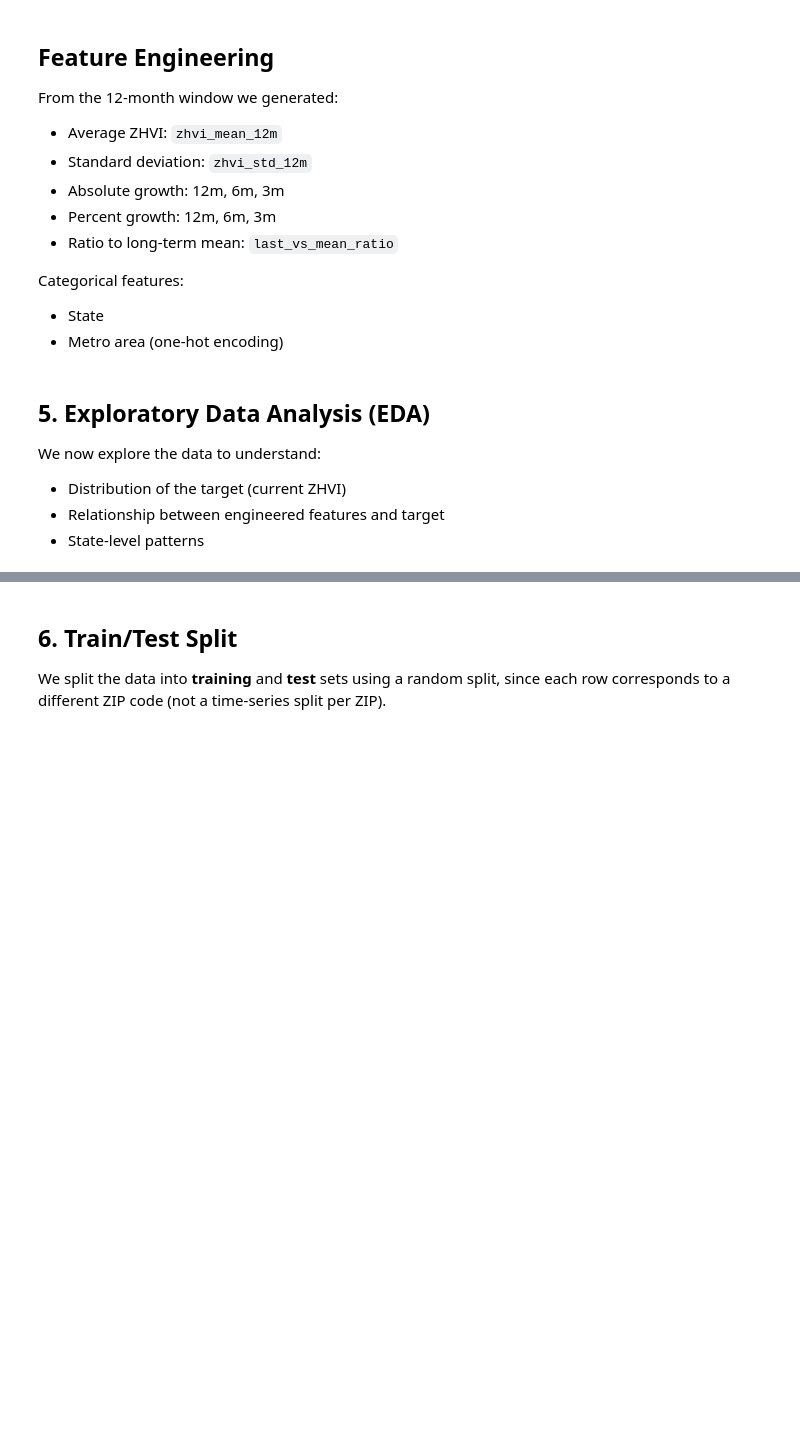
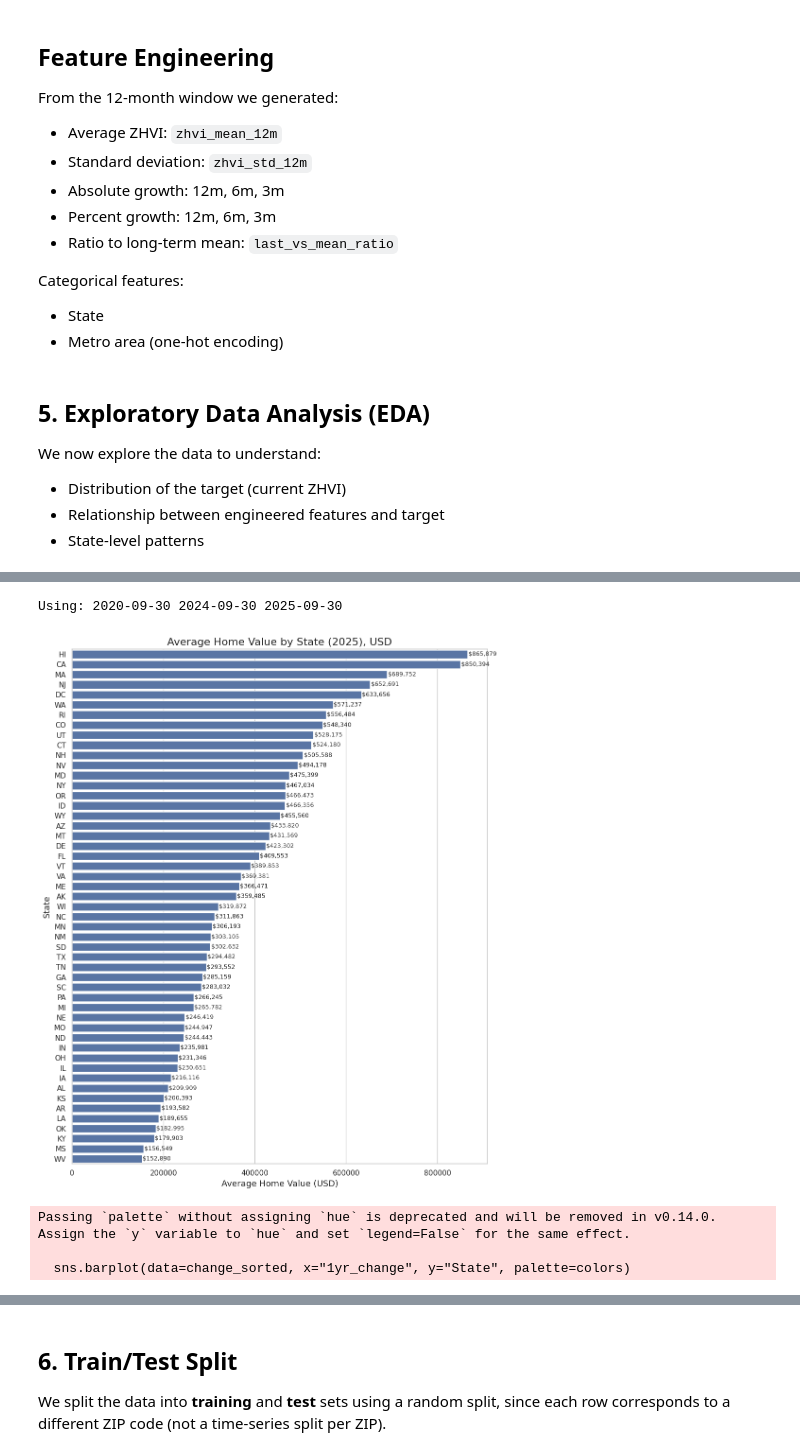
Before and after one commit to alinakhodotovych2022/Project2-housing-price-ml, a Jupyter notebook: Project2_housing_price_ml.ipynb, the cells around one changed output, grey strips where cells are left out. Saved outputs shown, nothing was run; the diff lists cells and outputs as text; code cells hidden in the pictures; blank space fills up the shorter version.

```diff
--- a/Project2_housing_price_ml.ipynb
+++ b/Project2_housing_price_ml.ipynb
@@ -378,0 +430,78 @@ Name: target_zhvi, dtype: float64
+# %%
+import matplotlib.pyplot as plt
+import seaborn as sns
+
+sns.set_style("whitegrid")
+
+# --- Identify date columns ---
+date_cols = [col for col in df.columns if col[:4].isdigit()]
+latest = max(date_cols)
+last_year = sorted(date_cols)[-13]
+five_years = sorted(date_cols)[-61]
+
+print("Using:", five_years, last_year, latest)
+
+# --- Aggregate by State ---
+state_df = df.groupby("State")[[five_years, last_year, latest]].mean().reset_index()
+
+state_df["1yr_change"] = state_df[latest] - state_df[last_year]
+state_df["5yr_change"] = state_df[latest] - state_df[five_years]
+
+# Sorted versions
+avg_sorted = state_df.sort_values(latest, ascending=False)
+change_sorted = state_df.sort_values("1yr_change", ascending=False)
+change_5_sorted = state_df.sort_values("5yr_change", ascending=False)
+
+
+# Average Home Values by State (2025)
+
+plt.figure(figsize=(10,12))
+sns.barplot(data=avg_sorted, x=latest, y="State", color="#4C72B0")
+plt.title("Average Home Value by State (2025), USD", fontsize=16)
+plt.xlabel("Average Home Value (USD)", fontsize=13)
+plt.ylabel("State", fontsize=13)
+
+for i, v in enumerate(avg_sorted[latest]):
+    plt.text(v + 1500, i, f"${int(v):,}", va="center", fontsize=9)
+
+plt.tight_layout()
+plt.show()
+
+# ==========================================
+# 12-Month Change in Home Prices (USD)
+# ==========================================
+plt.figure(figsize=(10,12))
+colors = ["#2ECC71" if x >= 0 else "#E74C3C" for x in change_sorted["1yr_change"]]
+sns.barplot(data=change_sorted, x="1yr_change", y="State", palette=colors)
+plt.title("1-Year Change in Home Prices (Sep 2024 → Sep 2025), USD", fontsize=16)
+plt.xlabel("Price Change (USD)", fontsize=13)
+plt.ylabel("State", fontsize=13)
+
+for i, v in enumerate(change_sorted["1yr_change"]):
+    offset = 1500 if v >= 0 else -6000
+    plt.text(v + offset, i, f"${int(v):,}", va="center", fontsize=9)
+
+plt.tight_layout()
+plt.show()
+
+# ==========================================
+# 5-Year Change in Home Prices (USD)
+# ==========================================
+plt.figure(figsize=(10,12))
+colors_5 = ["#1F77B4" if x >= 0 else "#E74C3C" for x in change_5_sorted["5yr_change"]]
+sns.barplot(data=change_5_sorted, x="5yr_change", y="State", palette=colors_5)
+plt.title("5-Year Change in Home Prices (Sep 2020 → Sep 2025), USD", fontsize=16)
+plt.xlabel("Price Change (USD)", fontsize=13)
+plt.ylabel("State", fontsize=13)
+
+for i, v in enumerate(change_5_sorted["5yr_change"]):
+    plt.text(v + 1500, i, f"${int(v):,}", va="center", fontsize=9)
+
+plt.tight_layout()
+plt.show()
+# %% [output]
+Using: 2020-09-30 2024-09-30 2025-09-30
+[figure, added]
+Passing `palette` without assigning `hue` is deprecated and will be removed in v0.14.0. Assign the `y` variable to `hue` and set `legend=False` for the same effect.
+
+  sns.barplot(data=change_sorted, x="1yr_change", y="State", palette=colors)
```
Also changed, not shown: parts of 7 cells of this notebook.
